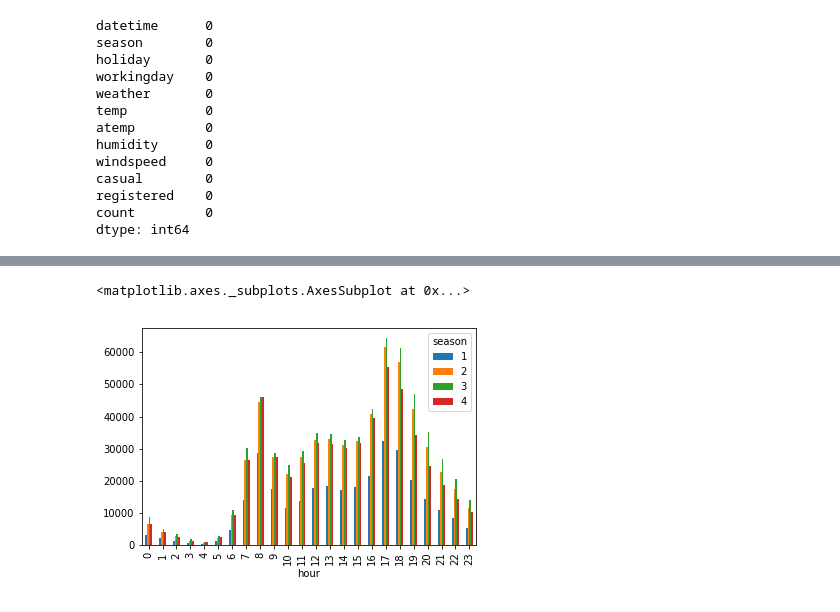
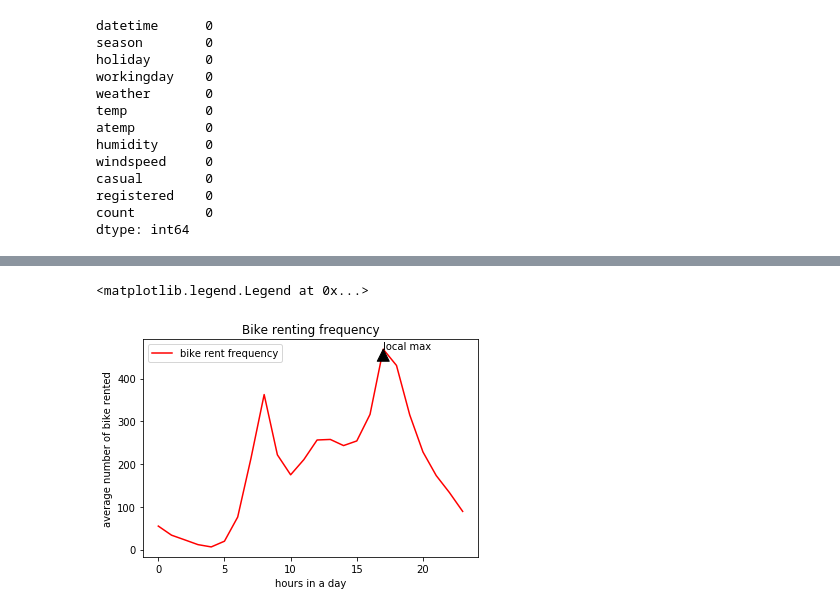
Before and after one commit to stella1104/bikesharing_1, a Jupyter notebook: bikesharing.ipynb, the cells around one changed output, grey strips where cells are left out. Cells and saved outputs as stored; diff of their text form; code cells hidden in the pictures.

```diff
--- a/bikesharing.ipynb
+++ b/bikesharing.ipynb
@@ -87,16 +55,0 @@ plt.bar(t2.index, t2['count'], color='g')
-# %%
-%matplotlib inline
-#At what season and what hour of a day are bikes rented most?
-result_season_hour = df.groupby([df['hour'],df['season']]).sum()['count'].to_frame()
-
-
-
-data = result_season_hour['count']
-
-data.unstack().plot(kind='bar', stacked=False)
-
-
-#plt.bar(result_season_hour.index, result_season_hour.index.values)
-# %% [output]
-<matplotlib.axes._subplots.AxesSubplot at 0x...>
-[figure, removed]
@@ -102,0 +89,20 @@ data.unstack().plot(kind='bar', stacked=False)
+# %%
+%matplotlib inline
+##What hour of a day are bikes rented most?
+result = df['count'].groupby(df['hour']).mean()
+result = result.reset_index()
+count_max = result['count'].max()
+hour_loc = result.loc[result['count'] == result['count'].max()]['hour']
+
+plt.plot(result['hour'], result['count'], color='r')
+plt.title('Bike renting frequency')
+plt.xlabel('hours in a day')
+plt.ylabel('average number of bike rented')
+plt.annotate('local max', xy=(hour_loc, count_max),
+            arrowprops=dict(facecolor='black', shrink=1),
+            )
+plt.legend(['bike rent frequency'])
+##Bike is rented most at 5PM
+# %% [output]
+<matplotlib.legend.Legend at 0x...>
+[figure, added]
```
Also changed, not shown: parts of 14 cells of this notebook.
